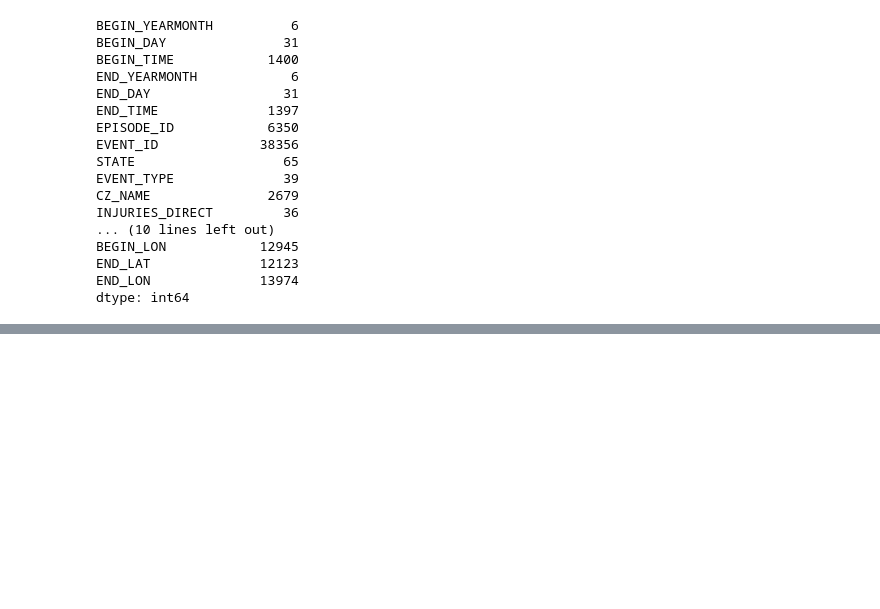
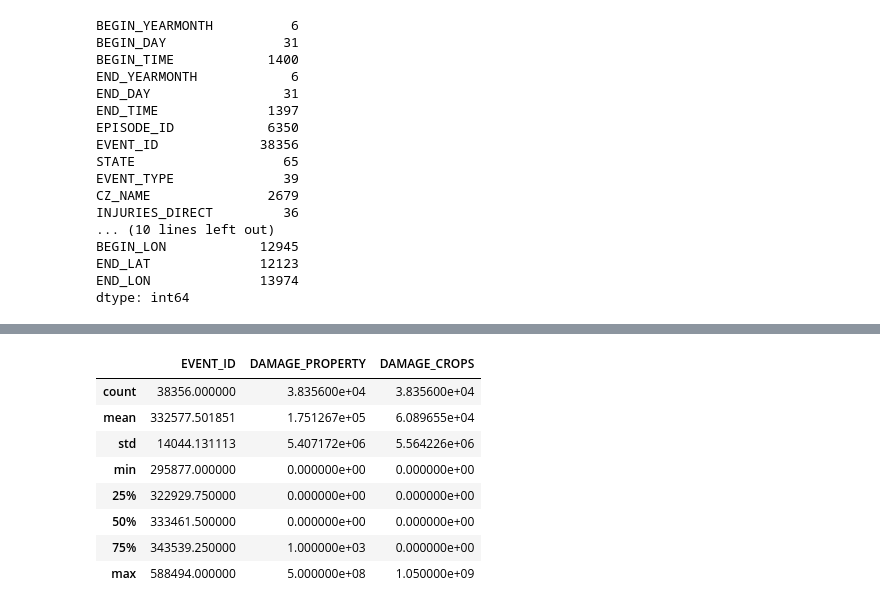
Before and after one commit to huntercash/Schwab, a Jupyter notebook: weather.ipynb, the cells around one changed output, grey strips where cells are left out. Saved outputs shown, nothing was run; the diff lists cells and outputs as text; code cells hidden in the pictures; blank space fills up the shorter version.

```diff
--- a/weather.ipynb
+++ b/weather.ipynb
@@ -89,0 +203,12 @@ state.first()
+# %%
+final.describe()
+# %% [output]
+|  | EVENT_ID | DAMAGE_PROPERTY | DAMAGE_CROPS |
+| count | 38356.000000 | 3.835600e+04 | 3.835600e+04 |
+| mean | 332577.501851 | 1.751267e+05 | 6.089655e+04 |
+| std | 14044.131113 | 5.407172e+06 | 5.564226e+06 |
+| min | 295877.000000 | 0.000000e+00 | 0.000000e+00 |
+| 25% | 322929.750000 | 0.000000e+00 | 0.000000e+00 |
+| 50% | 333461.500000 | 0.000000e+00 | 0.000000e+00 |
+| 75% | 343539.250000 | 1.000000e+03 | 0.000000e+00 |
+| max | 588494.000000 | 5.000000e+08 | 1.050000e+09 |
```
Also changed, not shown: parts of 19 cells of this notebook, 7 other files.
